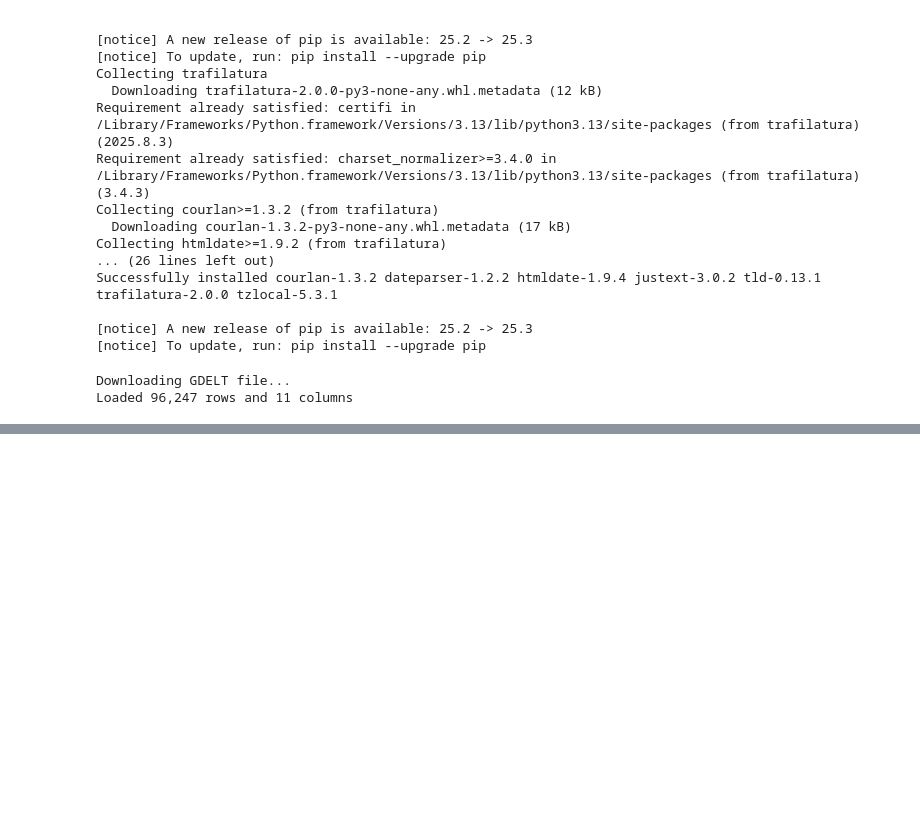
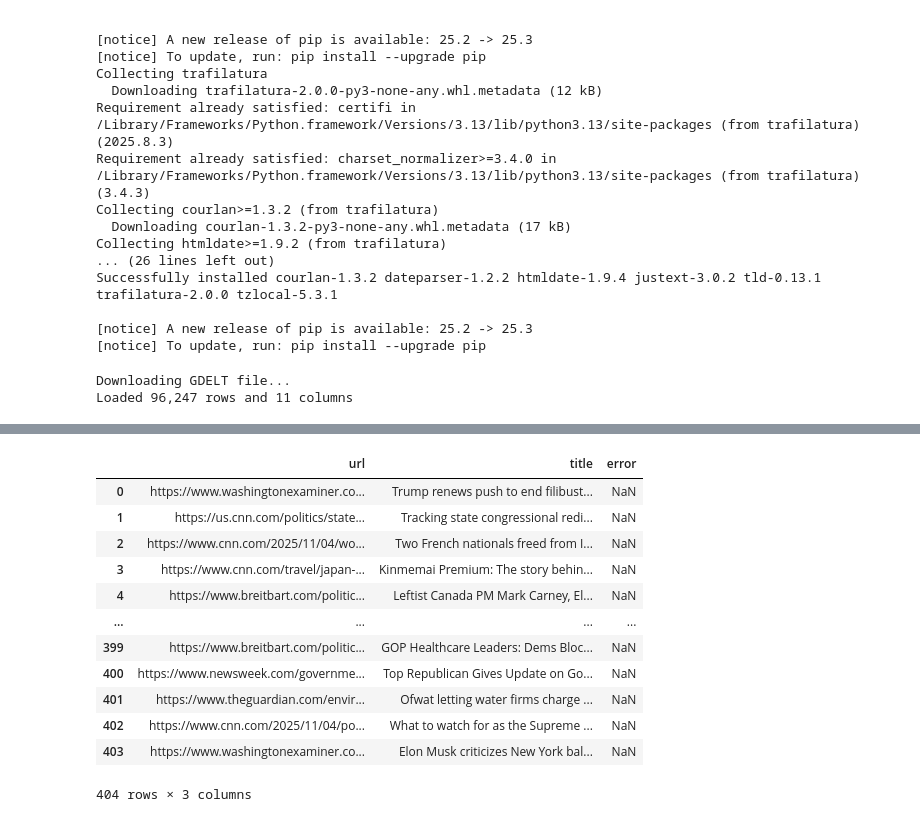
Before and after one commit to michaeledge27/ISyE-6740-Final-Project, a Jupyter notebook: data/GDELT Trial.ipynb, the cells around one changed output, grey strips where cells are left out. Saved outputs shown, nothing was run; the diff lists cells and outputs as text; code cells hidden in the pictures; blank space fills up the shorter version.

```diff
--- a/data/GDELT Trial.ipynb
+++ b/data/GDELT Trial.ipynb
@@ -139,17 +142,11 @@ Requirement already satisfied: filelock>=3.0.8 in /Library/Frameworks/Python.fra
 # %%
-from newspaper import Article
-import pandas as pd
+# Use the NYT URLs you already have
+nyt_urls = unique_urls
 
-# Use the NYT URLs you already have
-nyt_urls = [
-    "https://www.nytimes.com/athletic/6718447/2025/10/21/newcastle-technical-director-gopaladesikan/",
-    "https://www.nytimes.com/athletic/6732846/2025/10/21/bundesliga-briefing-harry-kane-yussuf-poulsen-tifo-leipzig/",
-    # add more URLs or use your unique_nyt_urls list
-]
 
 results = []
 
-for url in nyt_urls:
+for url in unique_urls:
     try:
         article = Article(url)
         article.download()
@@ -179,0 +187,16 @@ print(df_titles.head(10))
+# %%
+df_titles
+# %% [output]
+|  | url | title | error |
+| 0 | https://www.washingtonexaminer.co... | Trump renews push to end filibust... | NaN |
+| 1 | https://us.cnn.com/politics/state... | Tracking state congressional redi... | NaN |
+| 2 | https://www.cnn.com/2025/11/04/wo... | Two French nationals freed from I... | NaN |
+| 3 | https://www.cnn.com/travel/japan-... | Kinmemai Premium: The story behin... | NaN |
+| 4 | https://www.breitbart.com/politic... | Leftist Canada PM Mark Carney, El... | NaN |
+| ... | ... | ... | ... |
+| 399 | https://www.breitbart.com/politic... | GOP Healthcare Leaders: Dems Bloc... | NaN |
+| 400 | https://www.newsweek.com/governme... | Top Republican Gives Update on Go... | NaN |
+| 401 | https://www.theguardian.com/envir... | Ofwat letting water firms charge ... | NaN |
+| 402 | https://www.cnn.com/2025/11/04/po... | What to watch for as the Supreme ... | NaN |
+| 403 | https://www.washingtonexaminer.co... | Elon Musk criticizes New York bal... | NaN |
+404 rows × 3 columns
```
Also changed, not shown: parts of 8 cells of this notebook.
